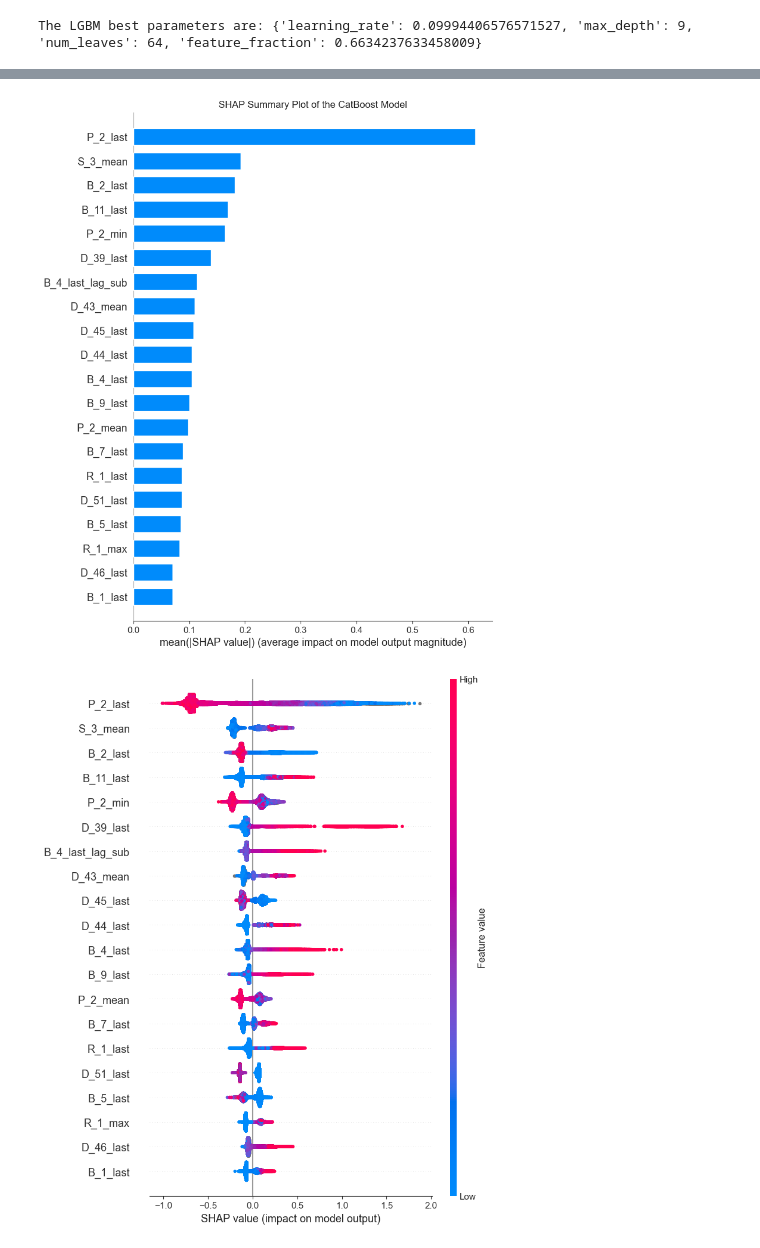
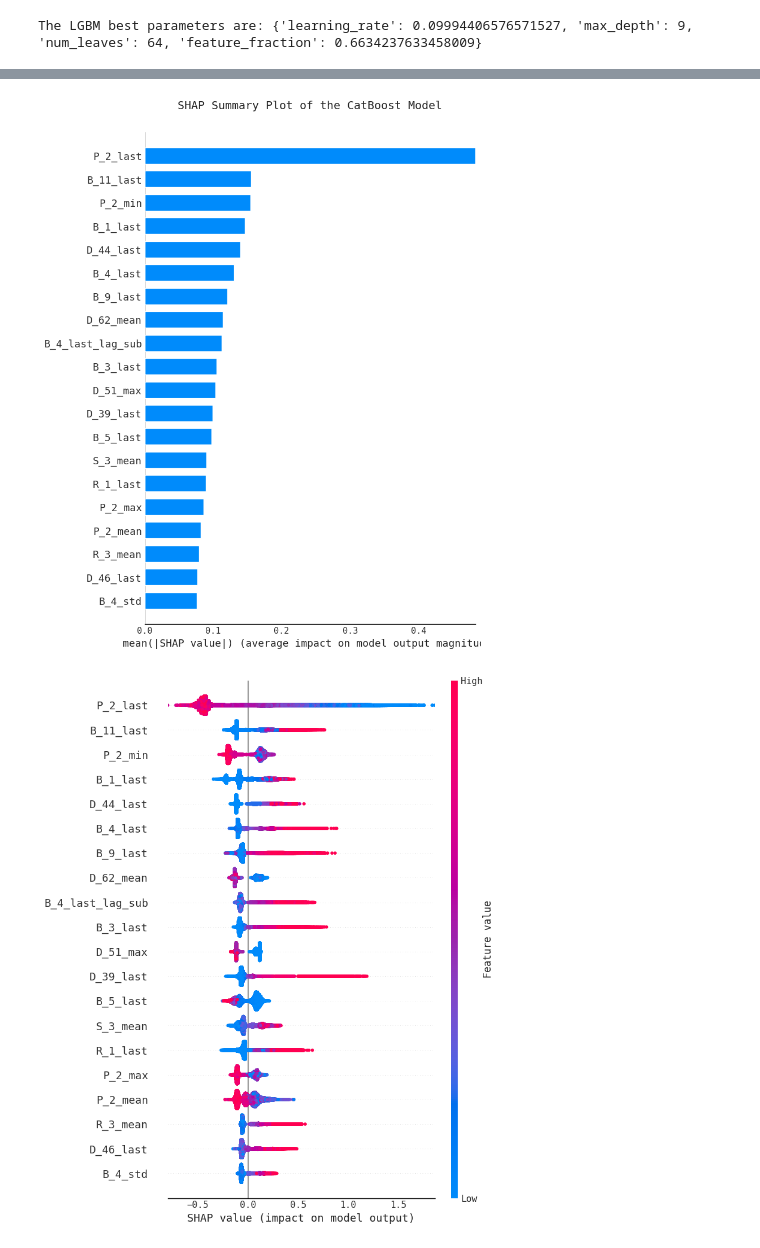
Before and after one commit to Dr-Spicy/AMEX_Default, a Jupyter notebook: Notebook only on Train.ipynb, the cells around one changed output, grey strips where cells are left out. Saved outputs shown, nothing was run; the diff lists cells and outputs as text; code cells hidden in the pictures.

```diff
--- a/Notebook only on Train.ipynb
+++ b/Notebook only on Train.ipynb
@@ -1166,16 +1179,16 @@ plt.show()
 # %%
 # Get the SHAP values for the catboost model
-shap_values_catboost = model_catboost.get_feature_importance(pool_test, type='ShapValues')
+shap_values_catboost = model_catboost.get_feature_importance(test_pool, type='ShapValues')
 # Plot the SHAP summary plot
 shap.summary_plot(shap_values_catboost[:, :-1], X_test, plot_type='bar', max_display=20, show=False)
 plt.title('SHAP Summary Plot of the CatBoost Model')
 plt.show()
 # %% [output]
-[figure, old version]
+[figure, new version]
 # %%
 shap.summary_plot(shap_values_catboost[:, :-1], X_test)
 # %% [output]
-[figure, old version]
+[figure, new version]
 # %%
 ind = 666
 shap.initjs()
```
Also changed, not shown: parts of 4 cells of this notebook.
